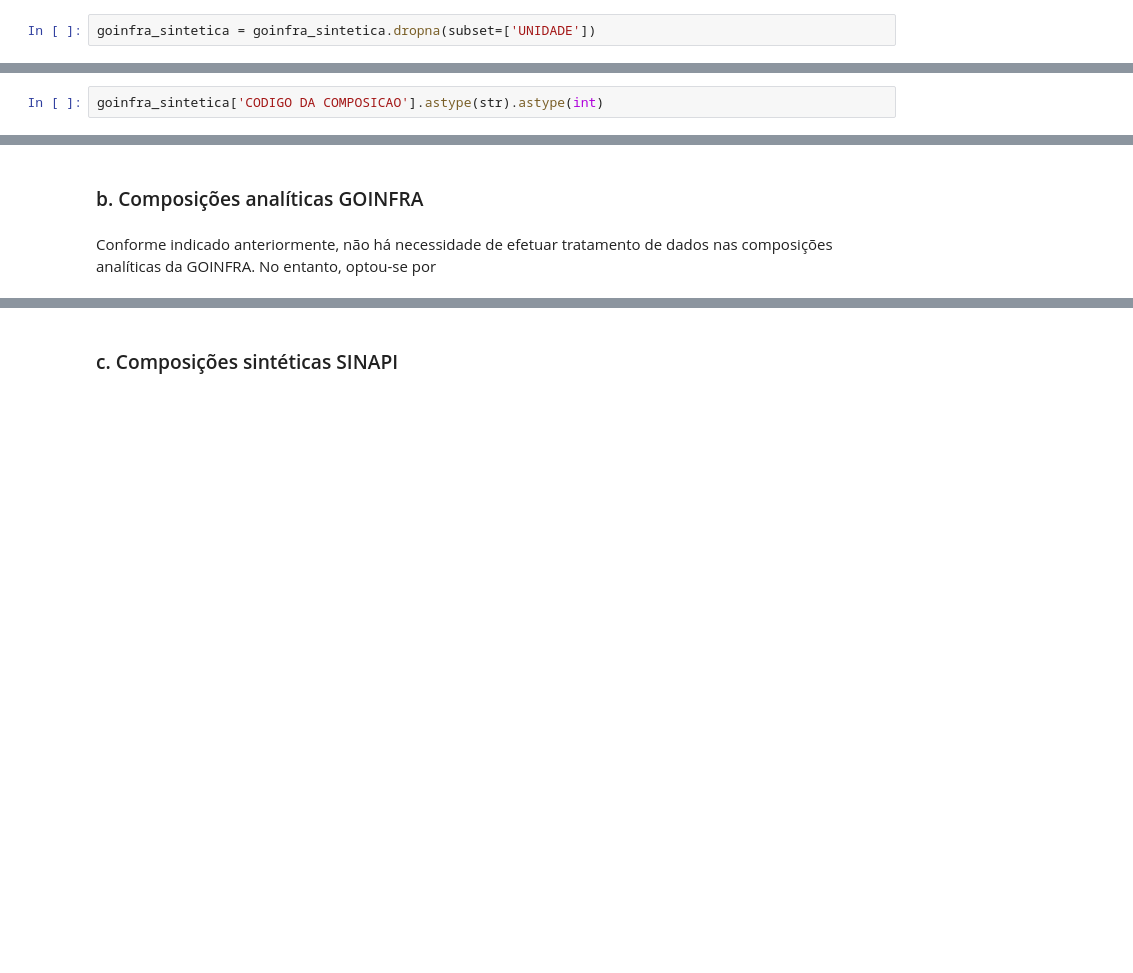
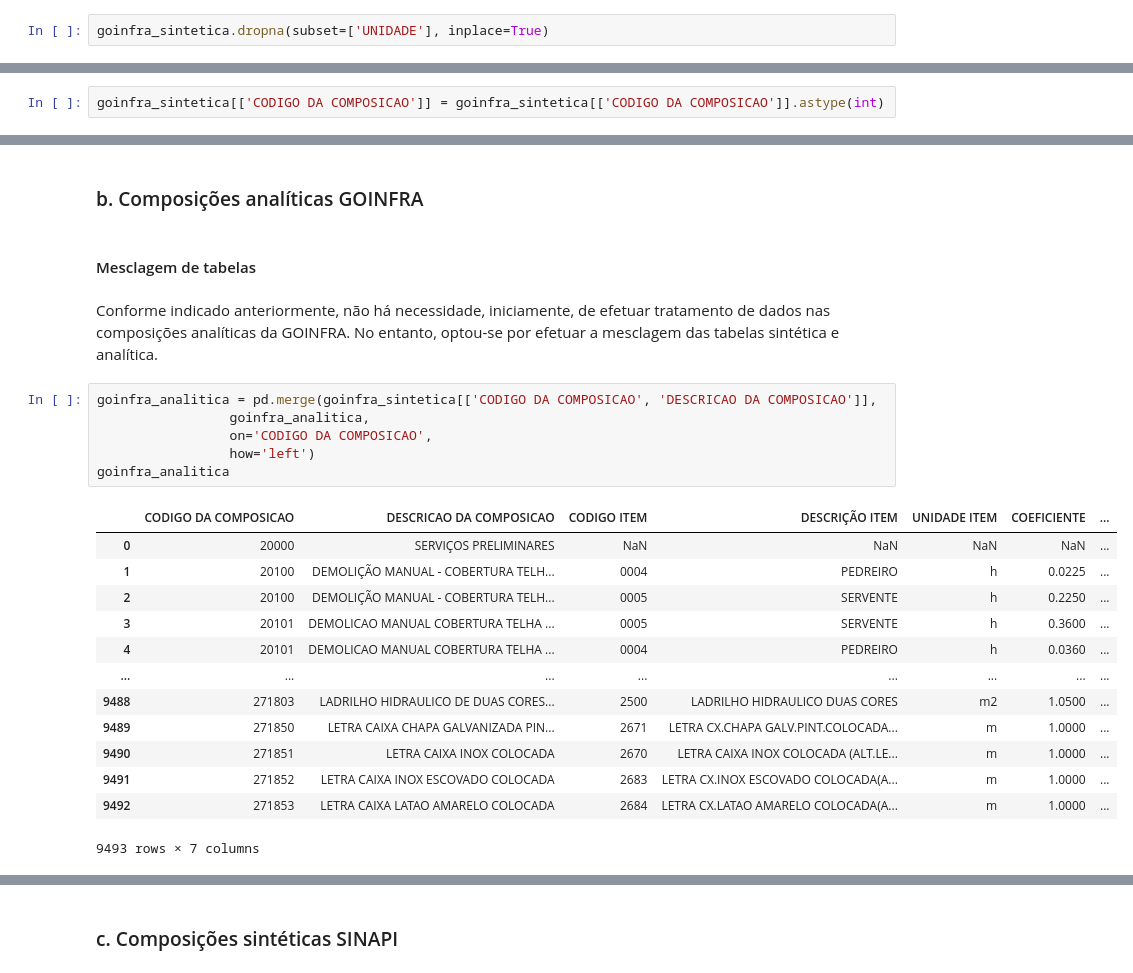
Before and after one commit to thiagorlopes/composicoes-analiticas, a Jupyter notebook: composicoes.ipynb, the cells around one changed output, grey strips where cells are left out. Saved outputs shown, nothing was run; the diff lists cells and outputs as text; blank space fills up the shorter version.

```diff
--- a/composicoes.ipynb
+++ b/composicoes.ipynb
@@ -341,7 +343,7 @@ dtype: int64
 # %% [markdown]
 Tendo em vista que a coluna unidade possui a maior quantidade de linhas com valores nulos, optou-se por eliminá-las.
 # %%
-goinfra_sintetica = goinfra_sintetica.dropna(subset=['UNIDADE'])
+goinfra_sintetica.dropna(subset=['UNIDADE'], inplace=True)
 # %% [markdown]
 A seguir, é feita uma nova verificação de valores nulos.
 # %%
@@ -361,4 +363,4 @@ dtype: int64
 # %% [markdown]
 A coluna de código deve ser convertida para int.
 # %%
-goinfra_sintetica['CODIGO DA COMPOSICAO'].astype(str).astype(int)
+goinfra_sintetica[['CODIGO DA COMPOSICAO']] = goinfra_sintetica[['CODIGO DA COMPOSICAO']].astype(int)
@@ -389,5 +378,27 @@ dtype: object
 Os dados acima indicam que a conversão foi bem sucedida.
 # %% [markdown]
 ### b. Composições analíticas GOINFRA <a id="handle_goinfra_analitica"></a>
+# %% [markdown]
+#### Mesclagem de tabelas
 # %% [markdown]
-Conforme indicado anteriormente, não há necessidade de efetuar tratamento de dados nas composições analíticas da GOINFRA. No entanto, optou-se por
+Conforme indicado anteriormente, não há necessidade, iniciamente, de efetuar tratamento de dados nas composições analíticas da GOINFRA. No entanto, optou-se por efetuar a mesclagem das tabelas sintética e analítica.
+# %%
+goinfra_analitica = pd.merge(goinfra_sintetica[['CODIGO DA COMPOSICAO', 'DESCRICAO DA COMPOSICAO']],
+                 goinfra_analitica,
+                 on='CODIGO DA COMPOSICAO',
+                 how='left')
+goinfra_analitica
+# %% [output]
+|  | CODIGO DA COMPOSICAO | DESCRICAO DA COMPOSICAO | CODIGO ITEM | DESCRIÇÃO ITEM | UNIDADE ITEM | COEFICIENTE | ... |
+| 0 | 20000 | SERVIÇOS PRELIMINARES | NaN | NaN | NaN | NaN | ... |
+| 1 | 20100 | DEMOLIÇÃO MANUAL - COBERTURA TELH... | 0004 | PEDREIRO | h | 0.0225 | ... |
+| 2 | 20100 | DEMOLIÇÃO MANUAL - COBERTURA TELH... | 0005 | SERVENTE | h | 0.2250 | ... |
+| 3 | 20101 | DEMOLICAO MANUAL COBERTURA TELHA ... | 0005 | SERVENTE | h | 0.3600 | ... |
+| 4 | 20101 | DEMOLICAO MANUAL COBERTURA TELHA ... | 0004 | PEDREIRO | h | 0.0360 | ... |
+| ... | ... | ... | ... | ... | ... | ... | ... |
+| 9488 | 271803 | LADRILHO HIDRAULICO DE DUAS CORES... | 2500 | LADRILHO HIDRAULICO DUAS CORES | m2 | 1.0500 | ... |
+| 9489 | 271850 | LETRA CAIXA CHAPA GALVANIZADA PIN... | 2671 | LETRA CX.CHAPA GALV.PINT.COLOCADA... | m | 1.0000 | ... |
+| 9490 | 271851 | LETRA CAIXA INOX COLOCADA | 2670 | LETRA CAIXA INOX COLOCADA (ALT.LE... | m | 1.0000 | ... |
+| 9491 | 271852 | LETRA CAIXA INOX ESCOVADO COLOCADA | 2683 | LETRA CX.INOX ESCOVADO COLOCADA(A... | m | 1.0000 | ... |
+| 9492 | 271853 | LETRA CAIXA LATAO AMARELO COLOCADA | 2684 | LETRA CX.LATAO AMARELO COLOCADA(A... | m | 1.0000 | ... |
+9493 rows × 7 columns
```
Also changed, not shown: parts of 49 cells of this notebook, 2 other files.
